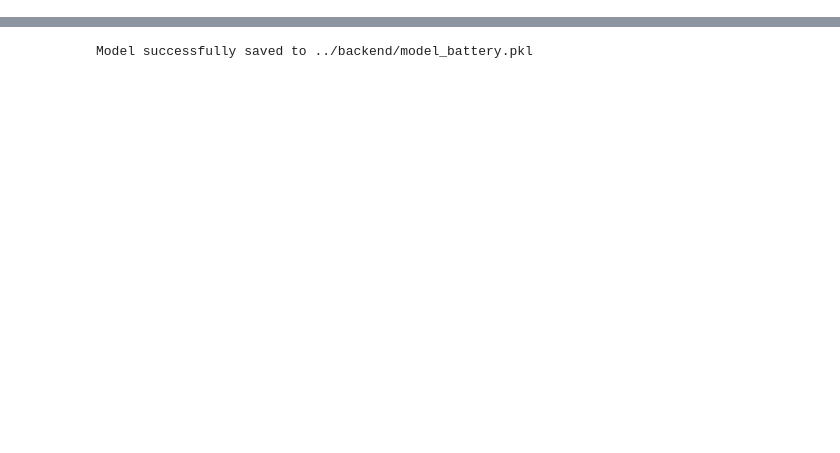
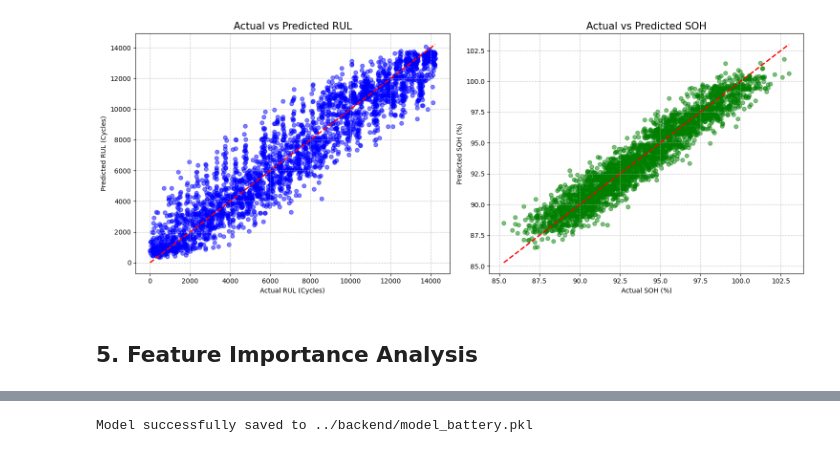
Before and after one commit to dantoriswana/Life-Cycle-Battery, a Jupyter notebook: notebook/battery_prediction.ipynb, the cells around one changed output, grey strips where cells are left out. Saved outputs shown, nothing was run; the diff lists cells and outputs as text; code cells hidden in the pictures; blank space fills up the shorter version.

```diff
--- a/notebook/battery_prediction.ipynb
+++ b/notebook/battery_prediction.ipynb
@@ -97,0 +183,27 @@ R-squared Score (R2): 0.9984
+# %%
+# 10. Analisis Error (Actual vs Predicted Plot)
+# Menunjukkan perbandingan nilai aktual dan prediksi
+fig, axes = plt.subplots(1, 2, figsize=(15, 6))
+
+# Actual vs Predicted RUL
+axes[0].scatter(y_test['rul'], y_pred[:, 0], alpha=0.5, color='blue')
+axes[0].plot([y_test['rul'].min(), y_test['rul'].max()], [y_test['rul'].min(), y_test['rul'].max()], 'r--', lw=2)
+axes[0].set_title('Actual vs Predicted RUL', fontsize=15)
+axes[0].set_xlabel('Actual RUL (Cycles)')
+axes[0].set_ylabel('Predicted RUL (Cycles)')
+axes[0].grid(True, linestyle='--', alpha=0.7)
+
+# Actual vs Predicted SOH
+axes[1].scatter(y_test['soh'], y_pred[:, 1], alpha=0.5, color='green')
+axes[1].plot([y_test['soh'].min(), y_test['soh'].max()], [y_test['soh'].min(), y_test['soh'].max()], 'r--', lw=2)
+axes[1].set_title('Actual vs Predicted SOH', fontsize=15)
+axes[1].set_xlabel('Actual SOH (%)')
+axes[1].set_ylabel('Predicted SOH (%)')
+axes[1].grid(True, linestyle='--', alpha=0.7)
+
+plt.tight_layout()
+plt.show()
+# %% [output]
+[figure, added]
+# %% [markdown]
+## 5. Feature Importance Analysis
```
Also changed, not shown: parts of 31 cells of this notebook, 20 other files.
